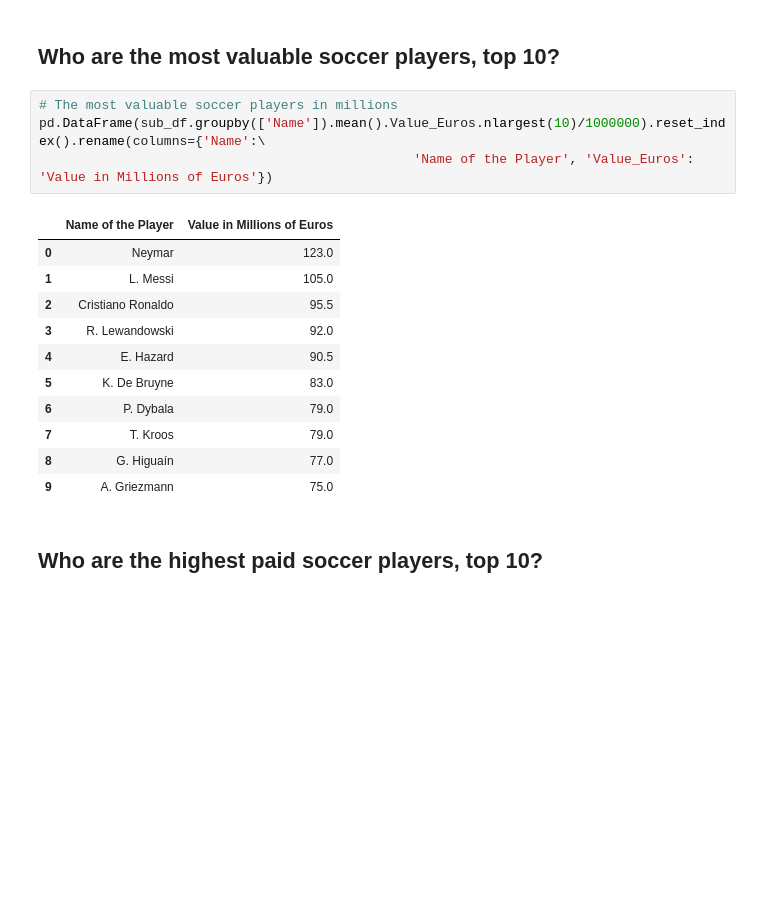
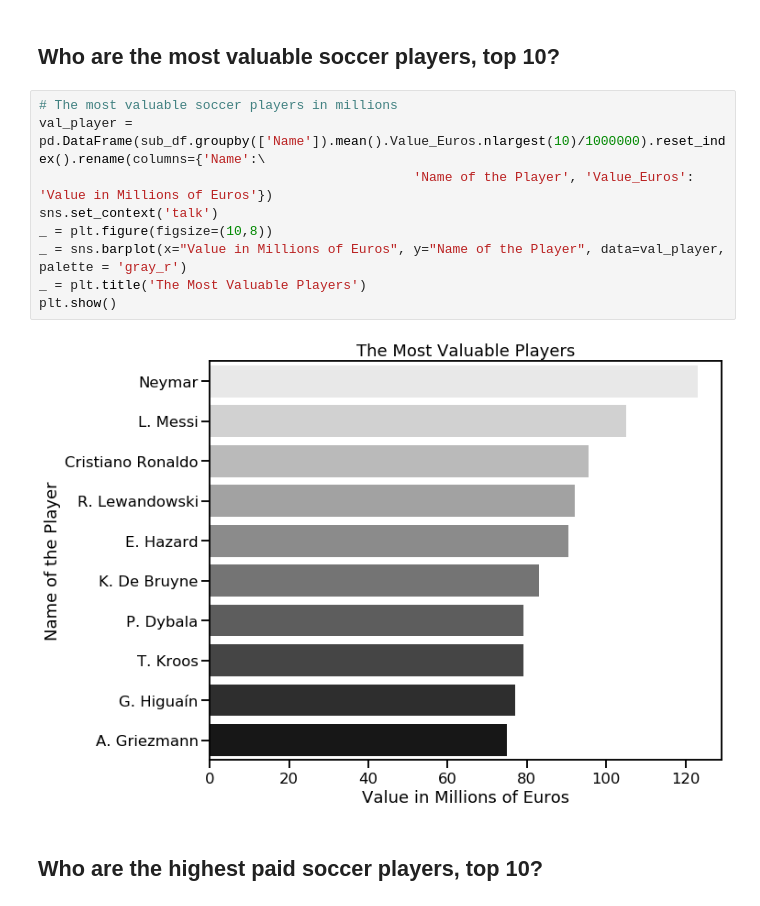
Before and after one commit to bauyrjanj/KMeansClustering, a Jupyter notebook: Data storytelling - FIFA dataset.ipynb, the cells around one changed output. Drawn from its saved outputs; the diff is of its cells as text; blank space fills up the shorter version.

```diff
--- a/Data storytelling - FIFA dataset.ipynb
+++ b/Data storytelling - FIFA dataset.ipynb
@@ -184,20 +174,15 @@ pd.DataFrame(round(sub_df.groupby(['Club']).mean().Wage_Euros.nlargest(10)/1000)
 ## Who are the most valuable soccer players, top 10?
 # %%
 # The most valuable soccer players in millions
-pd.DataFrame(sub_df.groupby(['Name']).mean().Value_Euros.nlargest(10)/1000000).reset_index().rename(columns={'Name':\
+val_player = pd.DataFrame(sub_df.groupby(['Name']).mean().Value_Euros.nlargest(10)/1000000).reset_index().rename(columns={'Name':\
                                                 'Name of the Player', 'Value_Euros': 'Value in Millions of Euros'})
+sns.set_context('talk')
+_ = plt.figure(figsize=(10,8))
+_ = sns.barplot(x="Value in Millions of Euros", y="Name of the Player", data=val_player, palette = 'gray_r')
+_ = plt.title('The Most Valuable Players')
+plt.show()
 # %% [output]
-|  | Name of the Player | Value in Millions of Euros |
-| 0 | Neymar | 123.0 |
-| 1 | L. Messi | 105.0 |
-| 2 | Cristiano Ronaldo | 95.5 |
-| 3 | R. Lewandowski | 92.0 |
-| 4 | E. Hazard | 90.5 |
-| 5 | K. De Bruyne | 83.0 |
-| 6 | P. Dybala | 79.0 |
-| 7 | T. Kroos | 79.0 |
-| 8 | G. Higuaín | 77.0 |
-| 9 | A. Griezmann | 75.0 |
+[figure, added]
 # %% [markdown]
 ## Who are the highest paid soccer players, top 10?
 # %%
```
Also changed, not shown: parts of 4 cells of this notebook, 1 other file.
